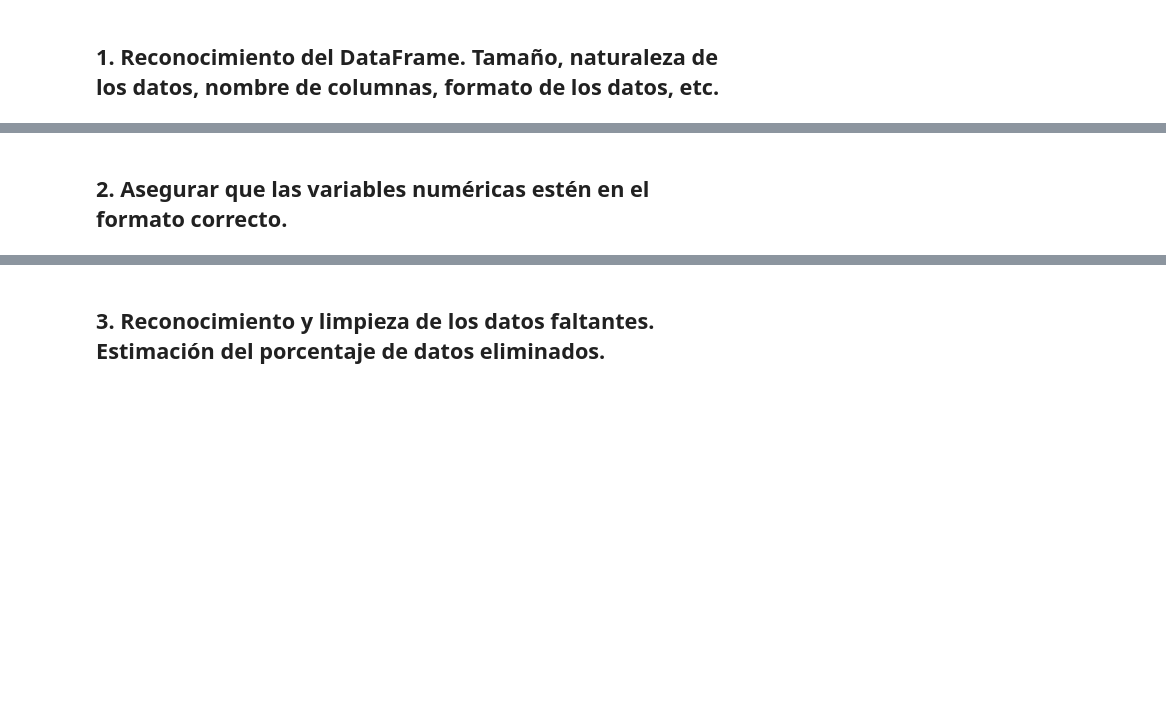
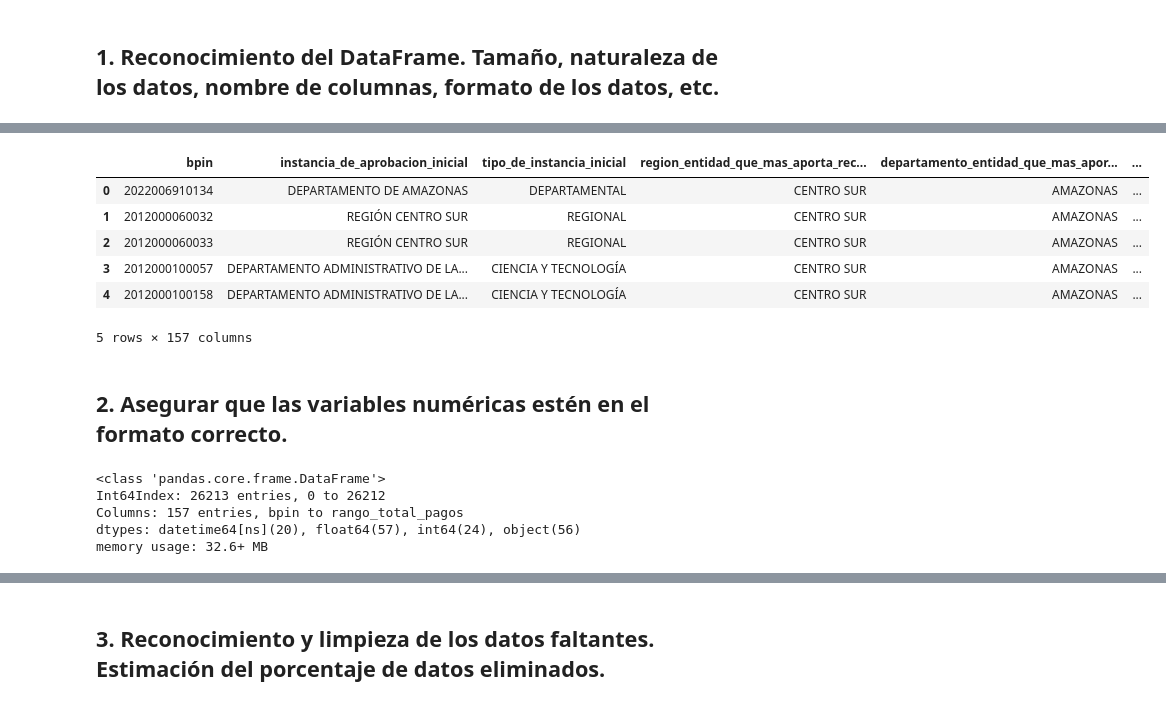
Before and after one commit to caavila96/gesproy23, a Jupyter notebook: Analisis_Gesproy.ipynb, the cells around one changed output, grey strips where cells are left out. Cells and saved outputs as stored; diff of their text form; code cells hidden in the pictures; blank space fills up the shorter version.

```diff
--- a/Analisis_Gesproy.ipynb
+++ b/Analisis_Gesproy.ipynb
@@ -8,0 +107,8 @@ Autor: Camilo Andrés Avila Carreño
+# %%
+# Se genera el cambio de nombre en todas la variables
+gesp = gesp.rename(
+    columns = dict(zip(table.Nombre_columna,table.Nombre_columna_dic)) #zip is an iterator of tuples where the first item in each passed iterator is paired together, and then the second item in each passed iterator are paired together etc
+)
+# %%
+gesp.head()
+# %% [output]
@@ -9,2 +116,17 @@ Autor: Camilo Andrés Avila Carreño
+|  | bpin | instancia_de_aprobacion_inicial | tipo_de_instancia_inicial | region_entidad_que_mas_aporta_rec... | departamento_entidad_que_mas_apor... | ... |
+| 0 | 2022006910134 | DEPARTAMENTO DE AMAZONAS | DEPARTAMENTAL | CENTRO SUR | AMAZONAS | ... |
+| 1 | 2012000060032 | REGIÓN CENTRO SUR | REGIONAL | CENTRO SUR | AMAZONAS | ... |
+| 2 | 2012000060033 | REGIÓN CENTRO SUR | REGIONAL | CENTRO SUR | AMAZONAS | ... |
+| 3 | 2012000100057 | DEPARTAMENTO ADMINISTRATIVO DE LA... | CIENCIA Y TECNOLOGÍA | CENTRO SUR | AMAZONAS | ... |
+| 4 | 2012000100158 | DEPARTAMENTO ADMINISTRATIVO DE LA... | CIENCIA Y TECNOLOGÍA | CENTRO SUR | AMAZONAS | ... |
+5 rows × 157 columns
 # %% [markdown]
 ## 2. Asegurar que las variables numéricas estén en el formato correcto.
+# %%
+gesp.info()
+# %% [output]
+<class 'pandas.core.frame.DataFrame'>
+Int64Index: 26213 entries, 0 to 26212
+Columns: 157 entries, bpin to rango_total_pagos
+dtypes: datetime64[ns](20), float64(57), int64(24), object(56)
+memory usage: 32.6+ MB
```
Also changed, not shown: parts of 31 cells of this notebook.
